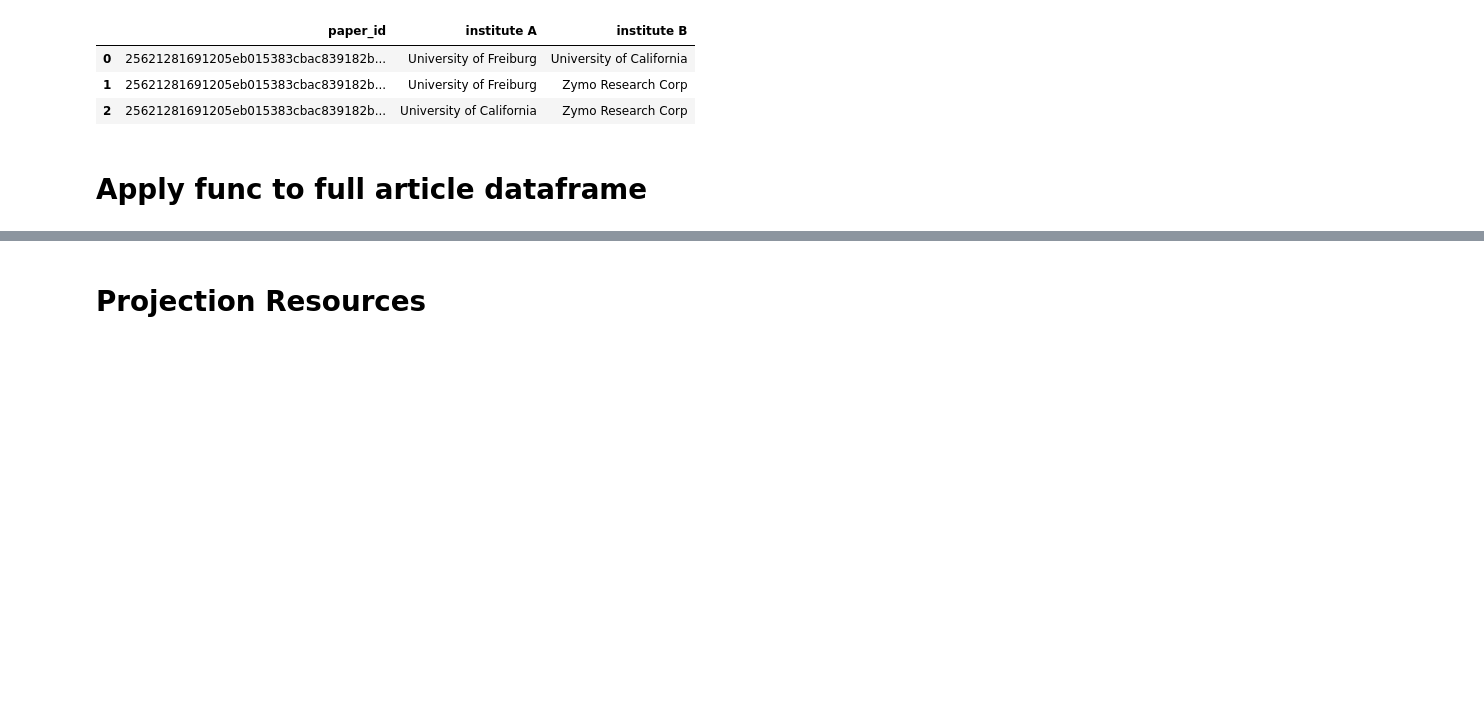
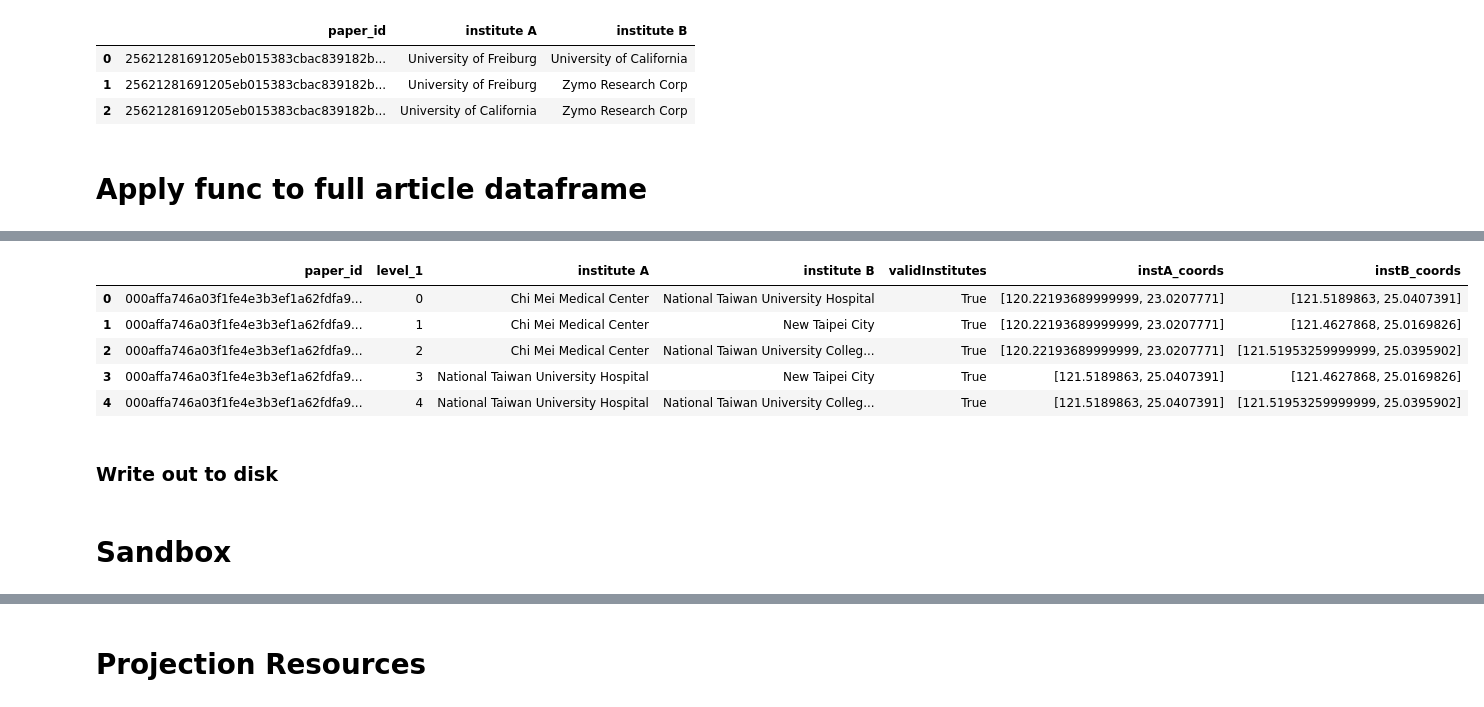
Before and after one commit to jeffmacinnes/COVID_vis, a Jupyter notebook: notebooks/collaborations.ipynb, the cells around one changed output, grey strips where cells are left out. Saved outputs shown, nothing was run; the diff lists cells and outputs as text; code cells hidden in the pictures; blank space fills up the shorter version.

```diff
--- a/notebooks/collaborations.ipynb
+++ b/notebooks/collaborations.ipynb
@@ -152,0 +205,18 @@ collabs_df.head(100)
+# %%
+def getLngLat(inst):
+    # get the latitude of the specified institution
+    instRecord = inst_df[inst_df['institution'] == inst].iloc[0]
+    return [instRecord['lng'], instRecord['lat']]
+# %%
+collabs_df['instA_coords'] = collabs_df['institute A'].apply(getLngLat)
+# %%
+collabs_df['instB_coords'] = collabs_df['institute B'].apply(getLngLat)
+# %%
+collabs_df.head()
+# %% [output]
+|  | paper_id | level_1 | institute A | institute B | validInstitutes | instA_coords | instB_coords |
+| 0 | 000affa746a03f1fe4e3b3ef1a62fdfa9... | 0 | Chi Mei Medical Center | National Taiwan University Hospital | True | [120.22193689999999, 23.0207771] | [121.5189863, 25.0407391] |
+| 1 | 000affa746a03f1fe4e3b3ef1a62fdfa9... | 1 | Chi Mei Medical Center | New Taipei City | True | [120.22193689999999, 23.0207771] | [121.4627868, 25.0169826] |
+| 2 | 000affa746a03f1fe4e3b3ef1a62fdfa9... | 2 | Chi Mei Medical Center | National Taiwan University Colleg... | True | [120.22193689999999, 23.0207771] | [121.51953259999999, 25.0395902] |
+| 3 | 000affa746a03f1fe4e3b3ef1a62fdfa9... | 3 | National Taiwan University Hospital | New Taipei City | True | [121.5189863, 25.0407391] | [121.4627868, 25.0169826] |
+| 4 | 000affa746a03f1fe4e3b3ef1a62fdfa9... | 4 | National Taiwan University Hospital | National Taiwan University Colleg... | True | [121.5189863, 25.0407391] | [121.51953259999999, 25.0395902] |
@@ -152,0 +227,2 @@ collabs_df.head(100)
+# %% [markdown]
+### Write out to disk
@@ -152,0 +231,2 @@ collabs_df.head(100)
+# %% [markdown]
+# Sandbox
```
Also changed, not shown: parts of 29 cells of this notebook, 24 other files.
